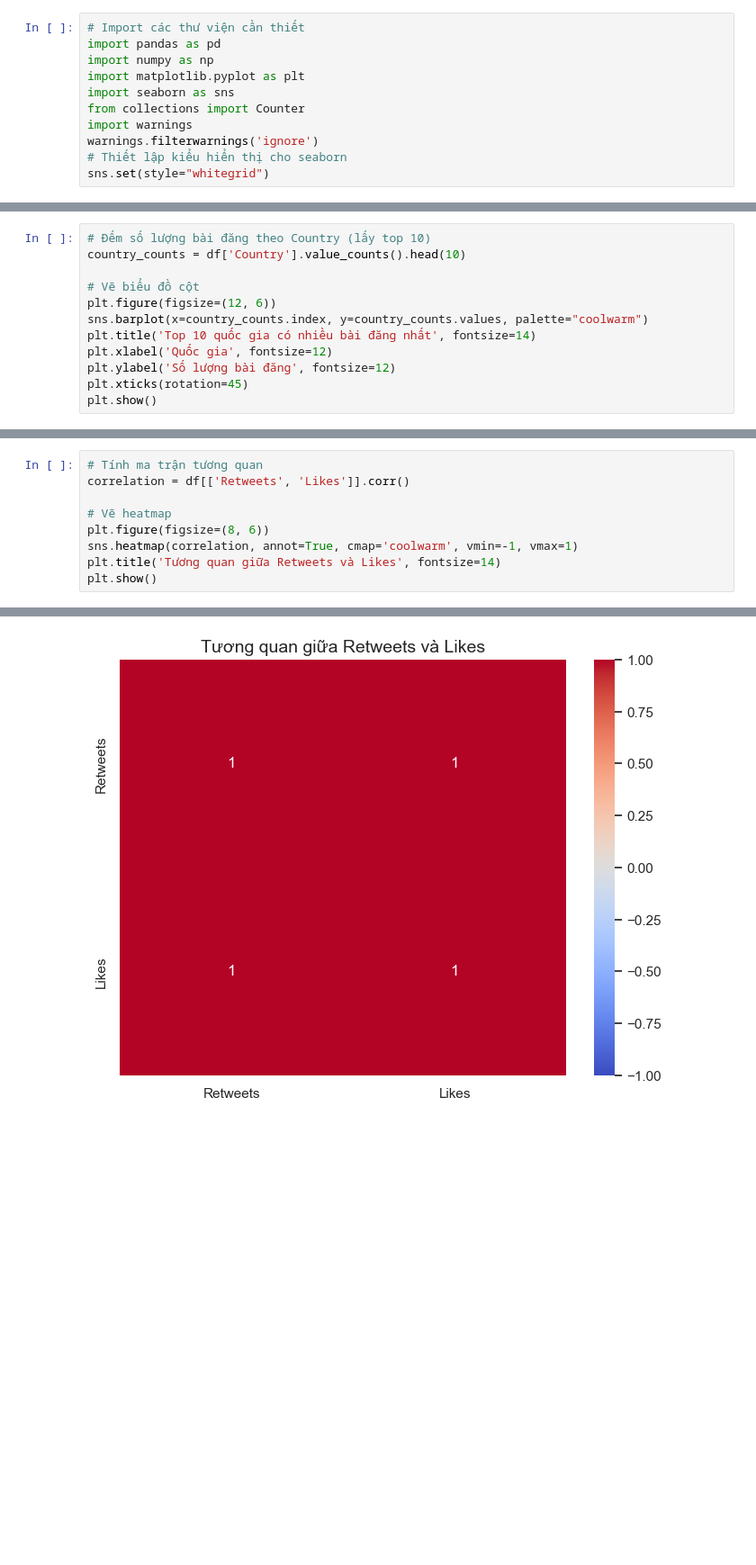
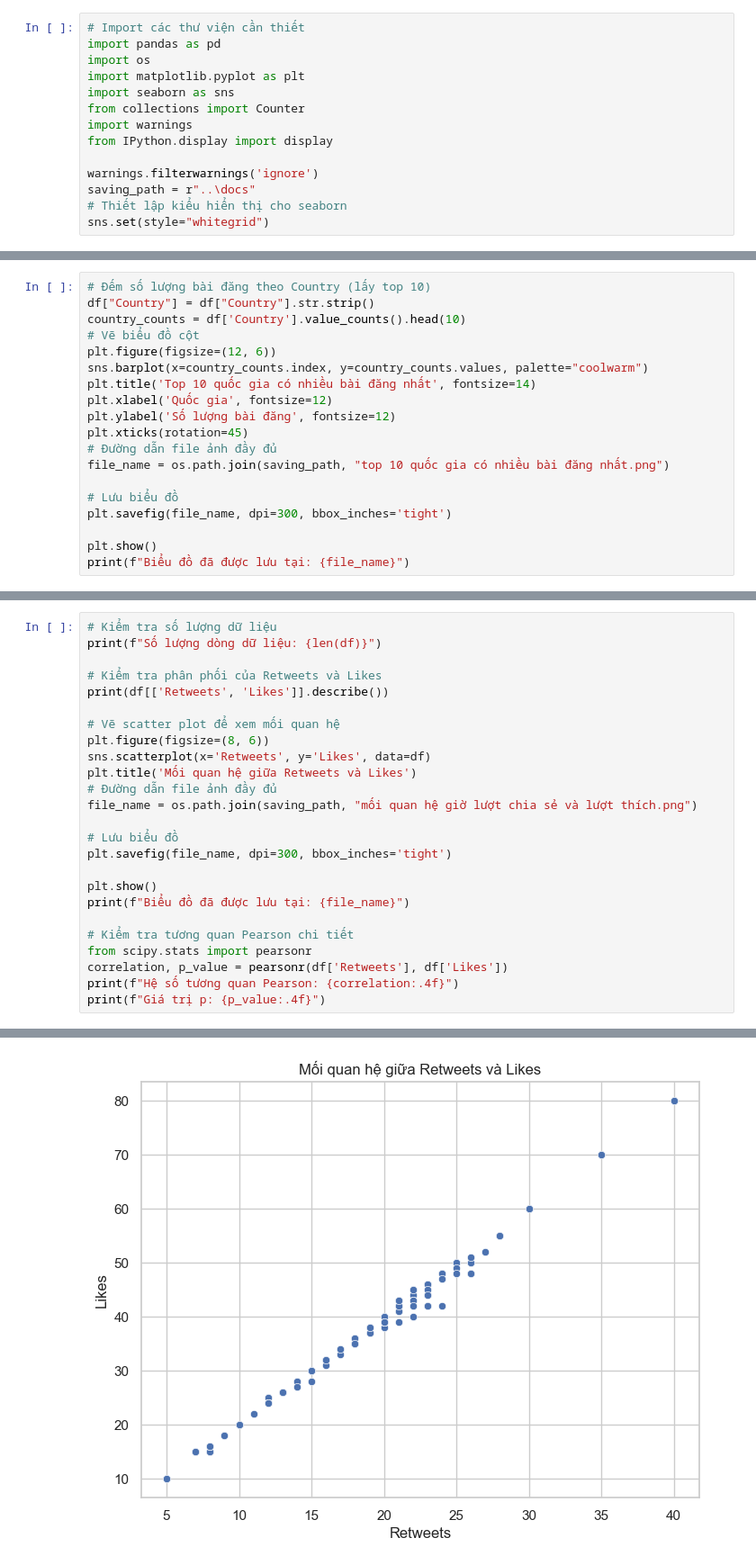
Before and after one commit to NhatNam15151515/Social-Media-Sentiments-Analysis, a Jupyter notebook: social-media-sentiments-analysis/notebooks/Social Media Sentiments Analysis.ipynb, the cells around one changed output, grey strips where cells are left out. Shown at 90% size. Saved outputs shown, nothing was run; the diff lists cells and outputs as text; blank space fills up the shorter version.

```diff
--- a/social-media-sentiments-analysis/notebooks/Social Media Sentiments Analysis.ipynb
+++ b/social-media-sentiments-analysis/notebooks/Social Media Sentiments Analysis.ipynb
@@ -1,12 +1,15 @@
 # %%
 # Import các thư viện cần thiết
 import pandas as pd
-import numpy as np
+import os
 import matplotlib.pyplot as plt
 import seaborn as sns
 from collections import Counter
 import warnings
+from IPython.display import display
+
 warnings.filterwarnings('ignore')
+saving_path = r"..\docs"
 # Thiết lập kiểu hiển thị cho seaborn
 sns.set(style="whitegrid")
 # %%
@@ -97,7 +115,7 @@ plt.show()
 # %%
 # Đếm số lượng bài đăng theo Country (lấy top 10)
+df["Country"] = df["Country"].str.strip()
 country_counts = df['Country'].value_counts().head(10)
-
 # Vẽ biểu đồ cột
 plt.figure(figsize=(12, 6))
 sns.barplot(x=country_counts.index, y=country_counts.values, palette="coolwarm")
@@ -105,5 +123,12 @@ plt.title('Top 10 quốc gia có nhiều bài đăng nhất', fontsize=14)
 plt.xlabel('Quốc gia', fontsize=12)
 plt.ylabel('Số lượng bài đăng', fontsize=12)
 plt.xticks(rotation=45)
+# Đường dẫn file ảnh đầy đủ
+file_name = os.path.join(saving_path, "top 10 quốc gia có nhiều bài đăng nhất.png")
+
+# Lưu biểu đồ
+plt.savefig(file_name, dpi=300, bbox_inches='tight')
+
 plt.show()
+print(f"Biểu đồ đã được lưu tại: {file_name}")
 # %% [output]
@@ -159,10 +201,26 @@ Thống kê cơ bản cho Retweets và Likes:
 # %%
-# Tính ma trận tương quan
-correlation = df[['Retweets', 'Likes']].corr()
+# Kiểm tra số lượng dữ liệu
+print(f"Số lượng dòng dữ liệu: {len(df)}")
 
-# Vẽ heatmap
+# Kiểm tra phân phối của Retweets và Likes
+print(df[['Retweets', 'Likes']].describe())
+
+# Vẽ scatter plot để xem mối quan hệ
 plt.figure(figsize=(8, 6))
-sns.heatmap(correlation, annot=True, cmap='coolwarm', vmin=-1, vmax=1)
-plt.title('Tương quan giữa Retweets và Likes', fontsize=14)
+sns.scatterplot(x='Retweets', y='Likes', data=df)
+plt.title('Mối quan hệ giữa Retweets và Likes')
+# Đường dẫn file ảnh đầy đủ
+file_name = os.path.join(saving_path, "mối quan hệ giờ lượt chia sẻ và lượt thích.png")
+
+# Lưu biểu đồ
+plt.savefig(file_name, dpi=300, bbox_inches='tight')
+
 plt.show()
+print(f"Biểu đồ đã được lưu tại: {file_name}")
+
+# Kiểm tra tương quan Pearson chi tiết
+from scipy.stats import pearsonr
+correlation, p_value = pearsonr(df['Retweets'], df['Likes'])
+print(f"Hệ số tương quan Pearson: {correlation:.4f}")
+print(f"Giá trị p: {p_value:.4f}")
 # %% [output]
@@ -169 +237 @@ plt.show()
-[figure, old version]
+[figure, new version]
```
Also changed, not shown: parts of 17 cells of this notebook, 13 other files.
